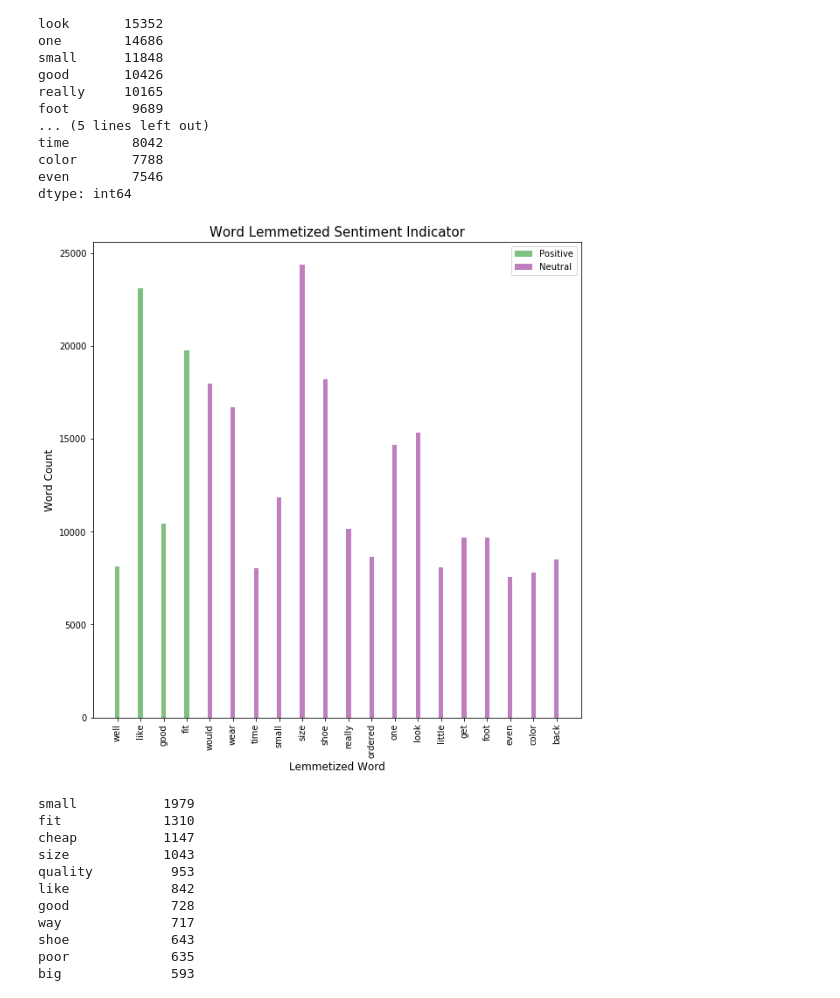
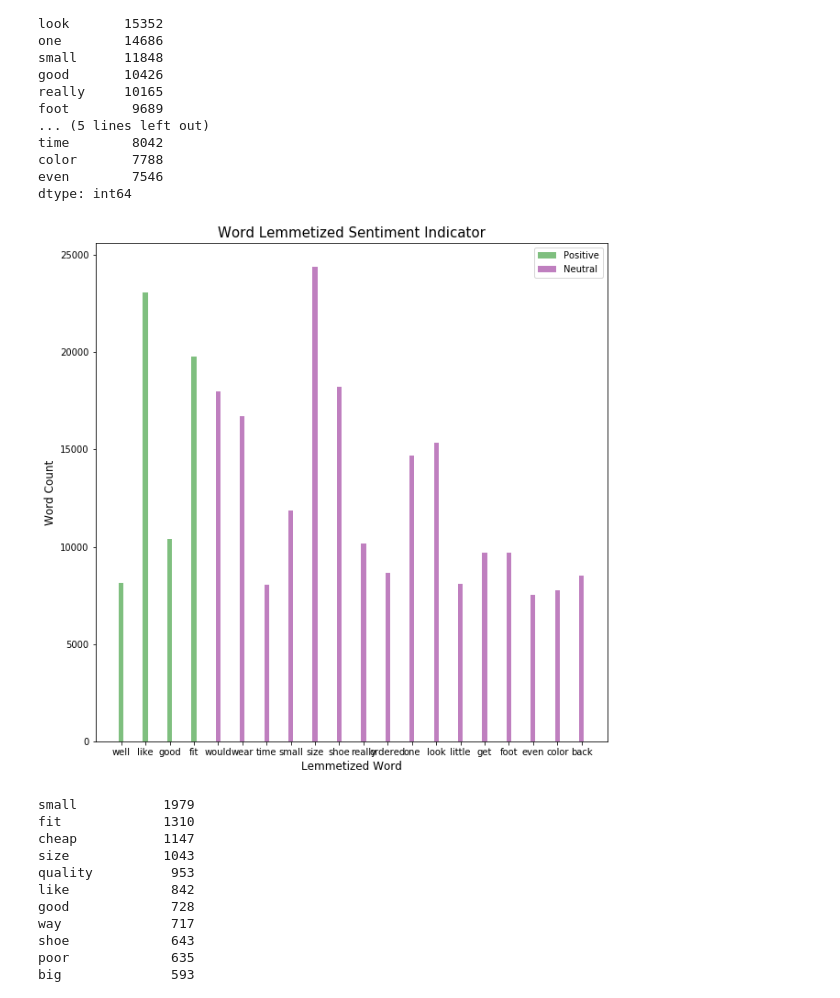
Before and after one commit to rohinimuttur/AmazonRecommenderSystem, a Jupyter notebook: Lemmetaization.ipynb, the cells around one changed output. Cells and saved outputs as stored; diff of their text form; code cells hidden in the pictures.

```diff
--- a/Lemmetaization.ipynb
+++ b/Lemmetaization.ipynb
@@ -14,7 +14,7 @@ stop = stopwords.words("english")
 from nltk.stem import WordNetLemmatizer
 # %%
 
-df = pd.read_csv("data/Clothing_Shoes_Jewelry_Reviews.csv")
+df = pd.read_csv("Clothing_Shoes_Jewelry_Reviews.csv")
 # %%
 if 'Unnamed: 0' in df.columns:
     del df['Unnamed: 0']
@@ -252,35 +252,34 @@ for test in sample_review:
 
 clean_rev_df['pos_arr']=pos_arr
 clean_rev_df['neu_arr']=neu_arr
 clean_rev_df['neg_arr']=neg_arr
 
 
 
 clean_rev_df.sort_values('word',ascending=False,inplace=True)
 clean_rev_df
 
 import numpy as np
 import matplotlib.pyplot as plt
 
 x = clean_rev_df['word']
 y = clean_rev_df['count']
 
 fig, ax = plt.subplots(figsize=(10, 10))
 mask1=clean_rev_df['pos_arr']==1.0
 mask2=clean_rev_df['neu_arr']==1.0
 mask3=clean_rev_df['neg_arr']==1.0
 p1=plt.bar(x[mask1], y[mask1], color = 'green',alpha=0.5,width=0.2)
 p2=plt.bar(x[mask2], y[mask2], color = 'purple',alpha=0.5,width=0.2)
 p3=plt.bar(x[mask3], y[mask3], color = 'red',alpha=0.5,width=0.2)
 ax.set_title('Word Lemmetized Sentiment Indicator',fontsize=15)
 ax.set_xlabel("Lemmetized Word",fontsize=12)
 ax.set_ylabel("Word Count",fontsize=12)
 plt.legend(['Positive','Neutral'])
-plt.xticks(rotation='vertical')
 plt.show()
 fig.savefig('lemmet_analysis.png')
 # %% [output]
-[figure, old version]
+[figure, new version]
 # %%
 clean_summaryData = []
 for rev in review_data['summary']:
```
Also changed, not shown: parts of 1 cell of this notebook, 1 other file.
